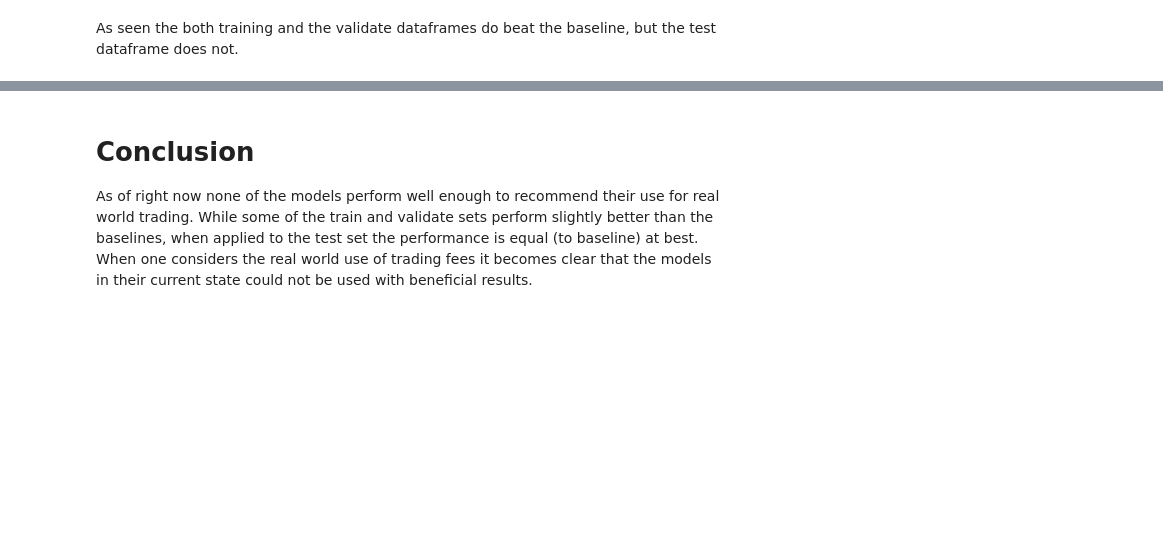
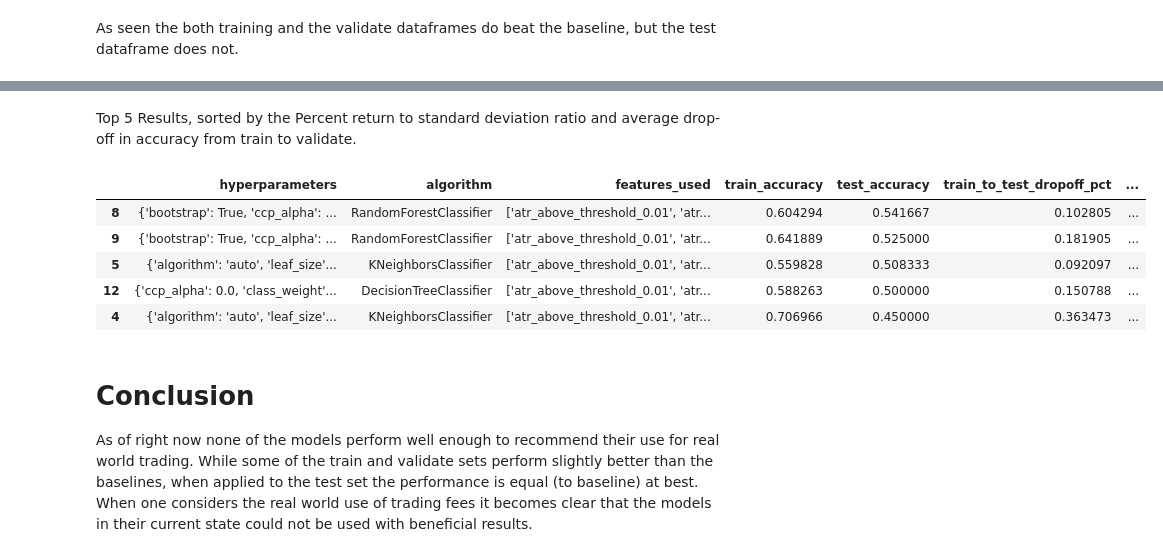
Before and after one commit to FinancialForecasters/financial_forecaster, a Jupyter notebook: ff_final_notebook.ipynb, the cells around one changed output, grey strips where cells are left out. Cells and saved outputs as stored; diff of their text form; code cells hidden in the pictures; blank space fills up the shorter version.

```diff
--- a/ff_final_notebook.ipynb
+++ b/ff_final_notebook.ipynb
@@ -306,3 +368,15 @@ For classification our metric for evaluation is accuracy. The notebooks contain
+# %% [markdown]
+Top 5 Results, sorted by the Percent return to standard deviation ratio and average drop-off in accuracy from train to validate.
+# %%
+average_cross_validate_result.sort_values(by=['pct_return_to_std_test', 'train_to_test_dropoff_pct'],
+                                          ascending=[False, True]).head(5)
+# %% [output]
+|  | hyperparameters | algorithm | features_used | train_accuracy | test_accuracy | train_to_test_dropoff_pct | ... |
+| 8 | {'bootstrap': True, 'ccp_alpha': ... | RandomForestClassifier | ['atr_above_threshold_0.01', 'atr... | 0.604294 | 0.541667 | 0.102805 | ... |
+| 9 | {'bootstrap': True, 'ccp_alpha': ... | RandomForestClassifier | ['atr_above_threshold_0.01', 'atr... | 0.641889 | 0.525000 | 0.181905 | ... |
+| 5 | {'algorithm': 'auto', 'leaf_size'... | KNeighborsClassifier | ['atr_above_threshold_0.01', 'atr... | 0.559828 | 0.508333 | 0.092097 | ... |
+| 12 | {'ccp_alpha': 0.0, 'class_weight'... | DecisionTreeClassifier | ['atr_above_threshold_0.01', 'atr... | 0.588263 | 0.500000 | 0.150788 | ... |
+| 4 | {'algorithm': 'auto', 'leaf_size'... | KNeighborsClassifier | ['atr_above_threshold_0.01', 'atr... | 0.706966 | 0.450000 | 0.363473 | ... |
 # %% [markdown]
 # Conclusion
 
```
Also changed, not shown: parts of 14 cells of this notebook.
